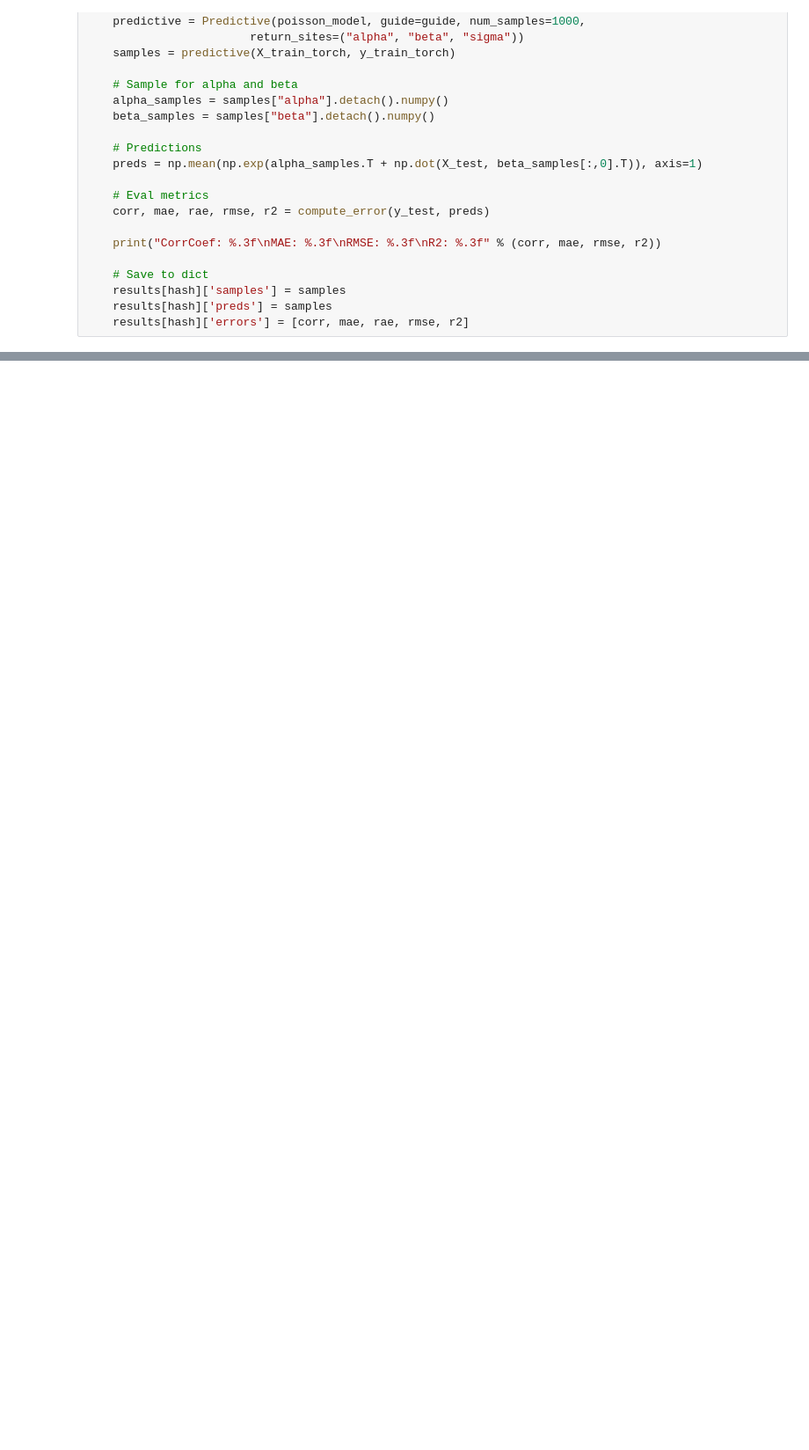
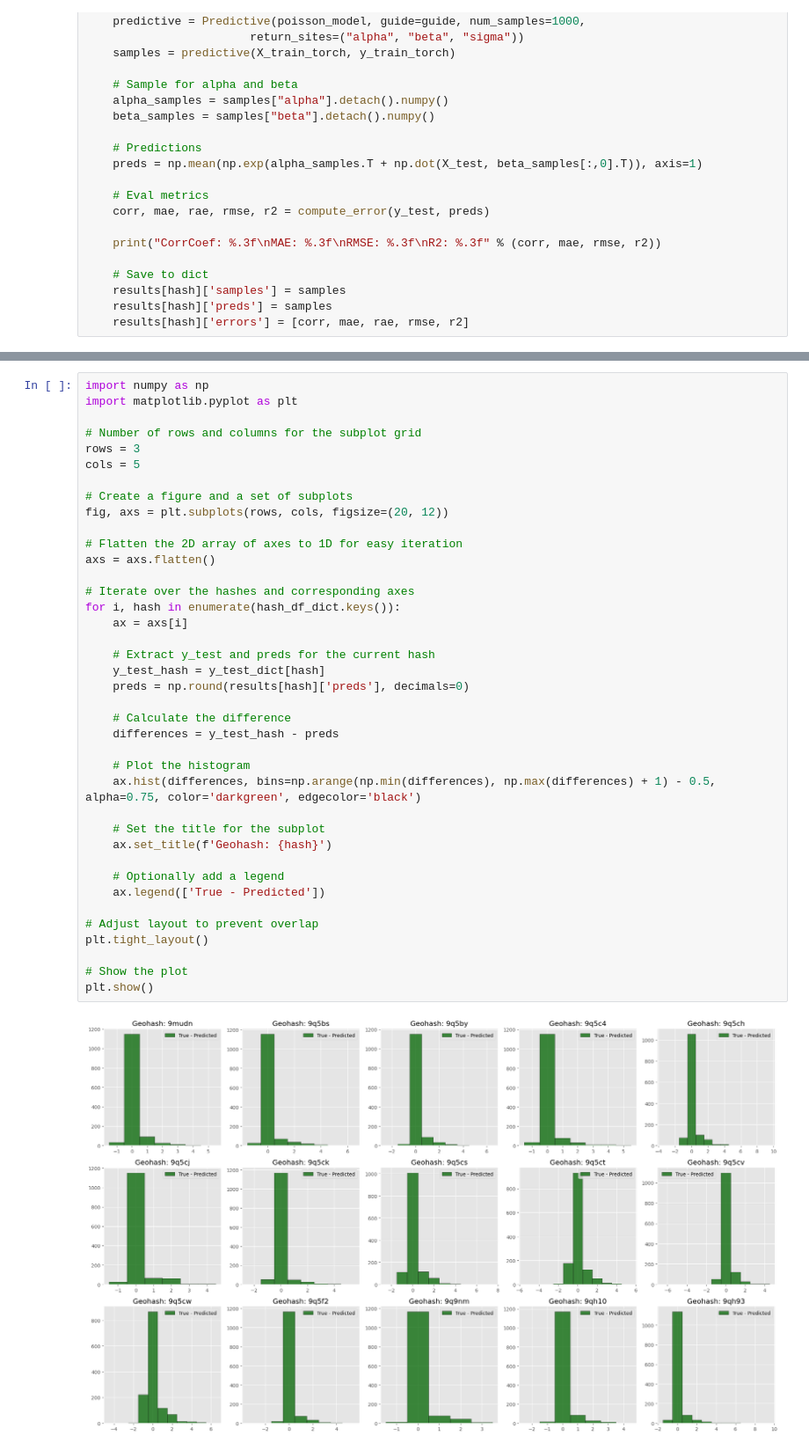
Before and after one commit to hrapek/mbml-us-accidents, a Jupyter notebook: final notebook.ipynb, the cells around one changed output, grey strips where cells are left out. Shown at 88% size. Cells and saved outputs as stored; diff of their text form; blank space fills up the shorter version.

```diff
--- a/final notebook.ipynb
+++ b/final notebook.ipynb
@@ -1410,0 +1507,41 @@ for hash in hash_df_dict.keys():
+# %%
+import numpy as np
+import matplotlib.pyplot as plt
+
+# Number of rows and columns for the subplot grid
+rows = 3
+cols = 5
+
+# Create a figure and a set of subplots
+fig, axs = plt.subplots(rows, cols, figsize=(20, 12))
+
+# Flatten the 2D array of axes to 1D for easy iteration
+axs = axs.flatten()
+
+# Iterate over the hashes and corresponding axes
+for i, hash in enumerate(hash_df_dict.keys()):
+    ax = axs[i]
+
+    # Extract y_test and preds for the current hash
+    y_test_hash = y_test_dict[hash]
+    preds = np.round(results[hash]['preds'], decimals=0)
+
+    # Calculate the difference
+    differences = y_test_hash - preds
+
+    # Plot the histogram
+    ax.hist(differences, bins=np.arange(np.min(differences), np.max(differences) + 1) - 0.5, alpha=0.75, color='darkgreen', edgecolor='black')
+
+    # Set the title for the subplot
+    ax.set_title(f'Geohash: {hash}')
+
+    # Optionally add a legend
+    ax.legend(['True - Predicted'])
+
+# Adjust layout to prevent overlap
+plt.tight_layout()
+
+# Show the plot
+plt.show()
+# %% [output]
+[figure, added]
```
Also changed, not shown: parts of 6 cells of this notebook.
